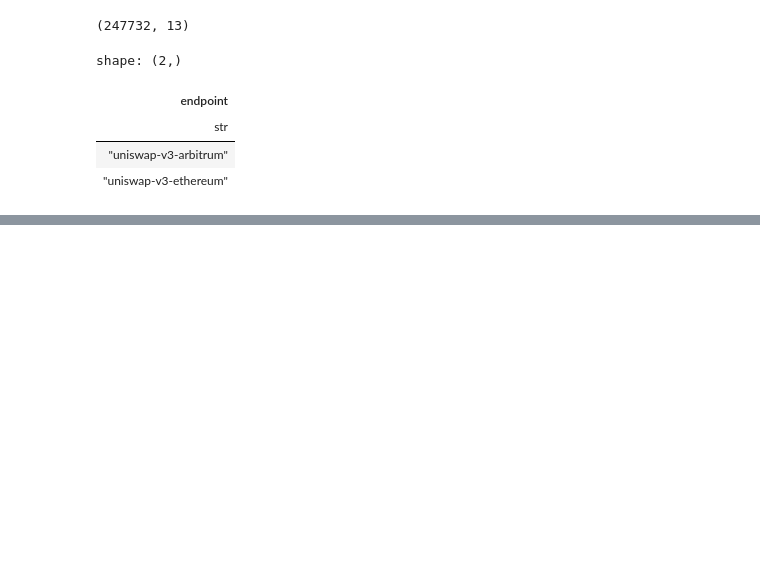
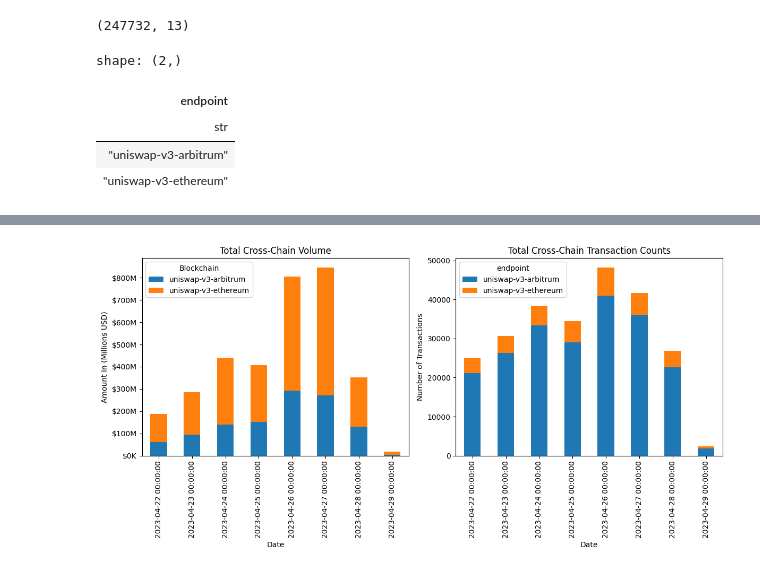
Before and after one commit to Evan-Kim2028/metricsdao_univ3_usdc_bounty, a Jupyter notebook: analysis.ipynb, the cells around one changed output, grey strips where cells are left out. Drawn from its saved outputs; the diff is of its cells as text; code cells hidden in the pictures; blank space fills up the shorter version.

```diff
--- a/analysis.ipynb
+++ b/analysis.ipynb
@@ -127 +134,5 @@ plt.show()
+# %%
+plot_aggregate_pool_data(weth_usdc_df)
+# %% [output]
+[figure, added]
 # %% [markdown]
```
Also changed, not shown: parts of 19 cells of this notebook.
